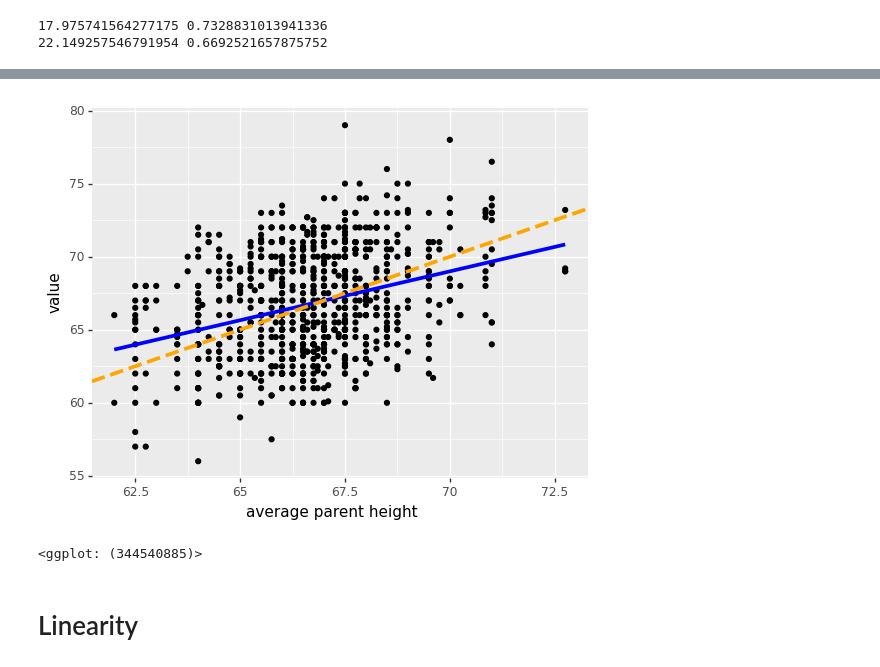
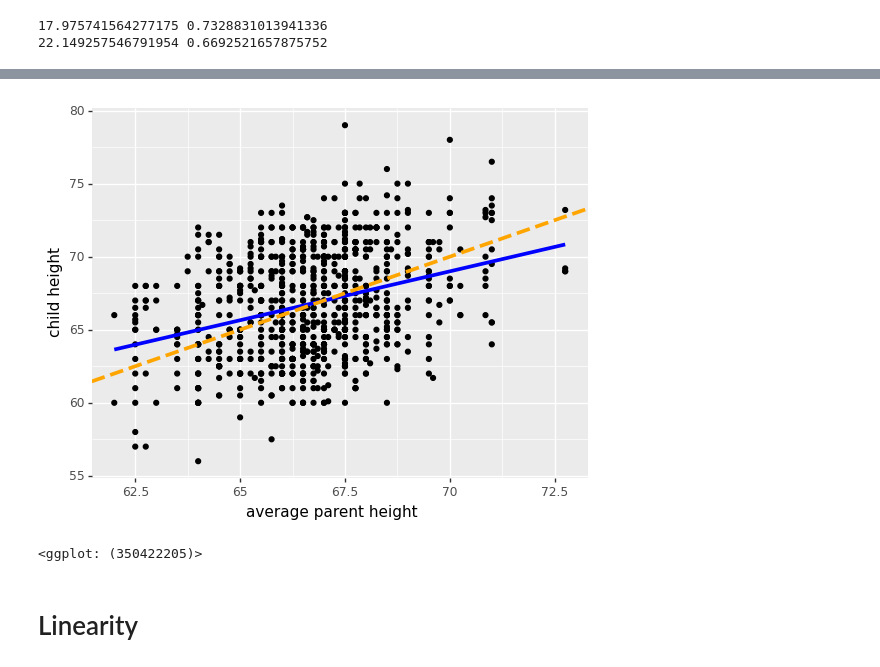
Before and after one commit to ben18785/introduction_to_statistical_inference, a Jupyter notebook: src/galton.ipynb, the cells around one changed output, grey strips where cells are left out. Cells and saved outputs as stored; diff of their text form; code cells hidden in the pictures.

```diff
--- a/src/galton.ipynb
+++ b/src/galton.ipynb
@@ -144,13 +146,14 @@ g.save(filename = '../figures/galton_fit_sse.pdf')
 # %%
 g = (ggplot(df_actual, aes('average parent height', 'value')) +
  geom_point() +
  geom_line(df_fits, colour="blue", size=1.5) +
- geom_abline(linetype='dashed', colour='orange', size=1.5))
+ geom_abline(linetype='dashed', colour='orange', size=1.5) +
+ ylab("child height"))
 g.save(filename = '../figures/galton_regression_to_mean.pdf')
 g
 # %% [output]
-[figure, old version]
+[figure, new version]
-<ggplot: (344540885)>
+<ggplot: (350422205)>
 # %% [markdown]
 # Linearity
 # %%
```
Also changed, not shown: parts of 11 cells of this notebook, 26 other files.
